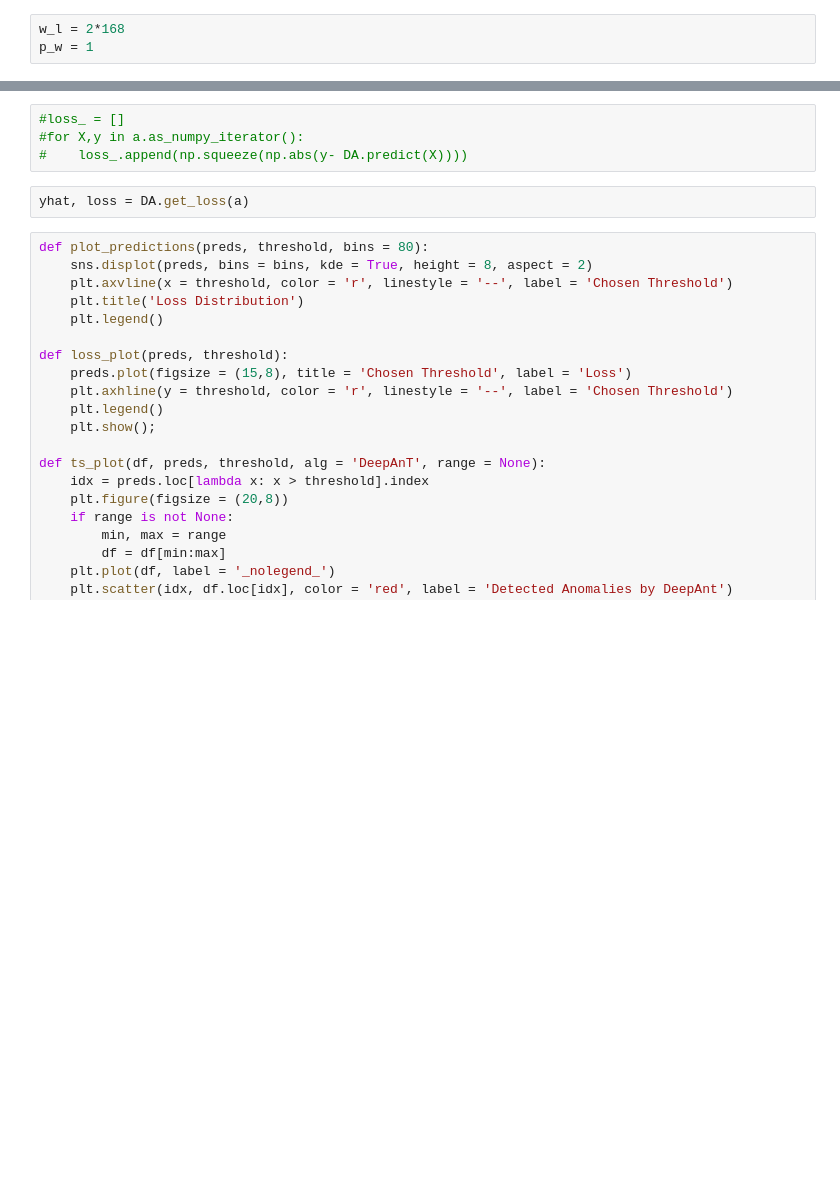
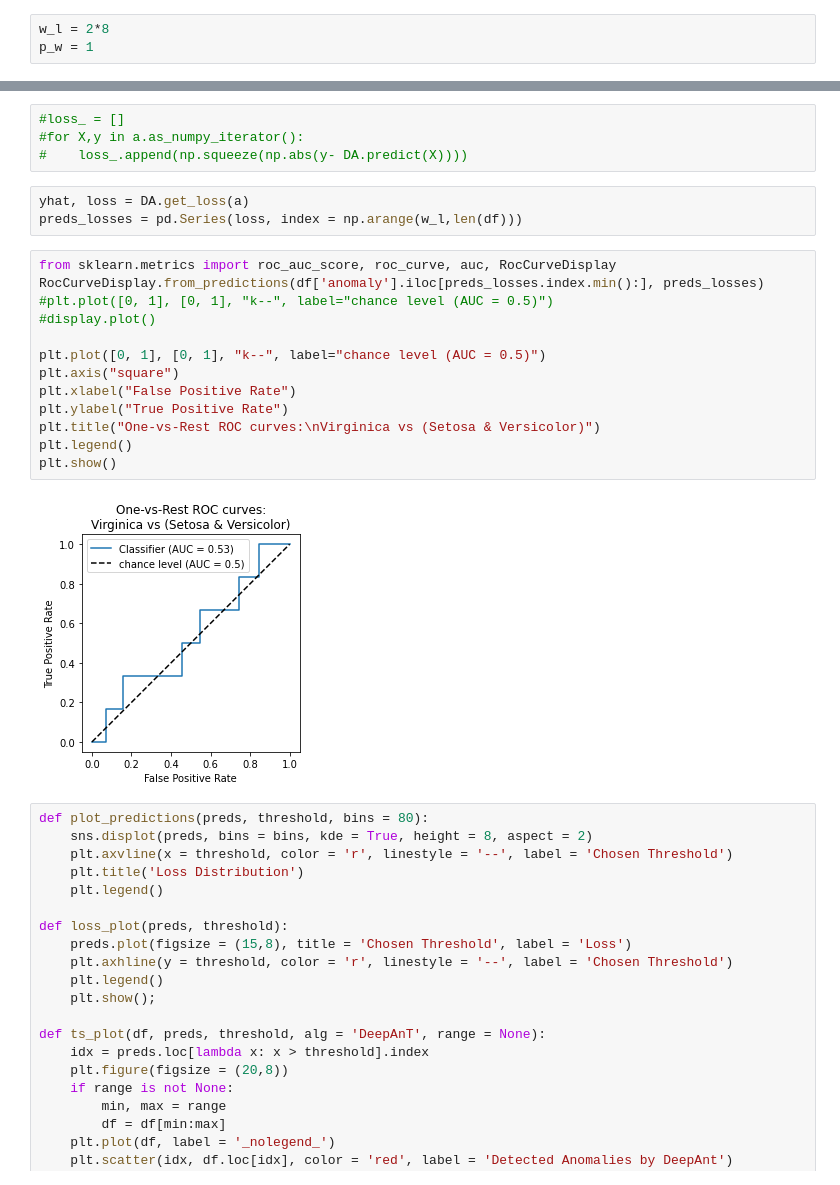
Before and after one commit to okano700/DeepAntTF, a Jupyter notebook: deepantTF.ipynb, the cells around one changed output, grey strips where cells are left out. Saved outputs shown, nothing was run; the diff lists cells and outputs as text; blank space fills up the shorter version.

```diff
--- a/deepantTF.ipynb
+++ b/deepantTF.ipynb
@@ -51,5 +56,5 @@ print([f[a] for a in px.argsort()[-n:][::-1]])
 # %%
-w_l = 2*168
+w_l = 2*8
 p_w = 1
 # %%
 ds = WindowGenerator(input_width= w_l, label_width= p_w, shift = 1, train_df = df['value'].loc[:m_v].to_frame(), test_df = df['value'].to_frame(), val_df = df['value'].to_frame())
@@ -112,6 +119,22 @@ a =ds.make_ds_pred(data = df['value'].to_frame())
 #    loss_.append(np.squeeze(np.abs(y- DA.predict(X))))
 # %%
 yhat, loss = DA.get_loss(a)
+preds_losses = pd.Series(loss, index = np.arange(w_l,len(df)))
+# %%
+from sklearn.metrics import roc_auc_score, roc_curve, auc, RocCurveDisplay
+RocCurveDisplay.from_predictions(df['anomaly'].iloc[preds_losses.index.min():], preds_losses)
+#plt.plot([0, 1], [0, 1], "k--", label="chance level (AUC = 0.5)")
+#display.plot()
+
+plt.plot([0, 1], [0, 1], "k--", label="chance level (AUC = 0.5)")
+plt.axis("square")
+plt.xlabel("False Positive Rate")
+plt.ylabel("True Positive Rate")
+plt.title("One-vs-Rest ROC curves:\nVirginica vs (Setosa & Versicolor)")
+plt.legend()
+plt.show()
+# %% [output]
+[figure, added]
 # %%
 def plot_predictions(preds, threshold, bins = 80):
     sns.displot(preds, bins = bins, kde = True, height = 8, aspect = 2)
```
Also changed, not shown: parts of 16 cells of this notebook, 1 other file.
